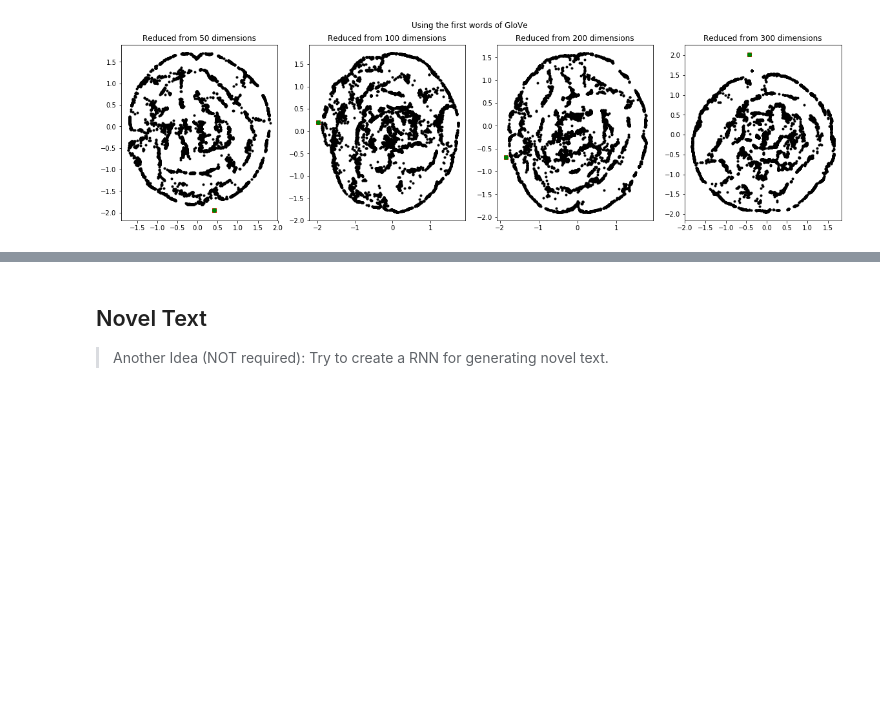
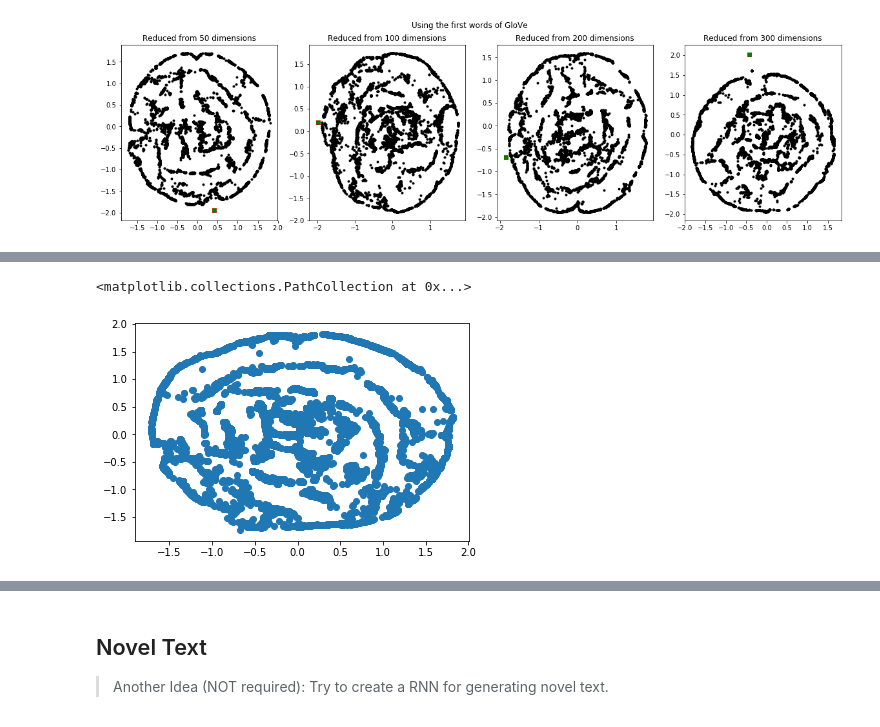
Before and after one commit to jamesothomas/MachineLearningPython, a Jupyter notebook: Lab7/Lab7_Stocks_JT.ipynb, the cells around one changed output, grey strips where cells are left out. Cells and saved outputs as stored; diff of their text form; code cells hidden in the pictures; blank space fills up the shorter version.

```diff
--- a/Lab7/Lab7_Stocks_JT.ipynb
+++ b/Lab7/Lab7_Stocks_JT.ipynb
@@ -1281,3 +1282,37 @@ for i in range(len(original_sizes)):
         ax.scatter(v[0], v[1], marker='o', color='green')
 # %% [output]
 [figure]
+# %%
+import numpy as np
+
+n_lines = 10000
+embed_sizes = [50]
+full_size_glove_embed_dict = {}
+glove_word_index = {}
+glove_index_word = {}
+for EMBED_SIZE in embed_sizes:
+    print('working on size {}'.format(EMBED_SIZE))
+    # the embed size should match the file you load glove from
+    embeddings_glove_index = {}
+    with open('glove.6B/glove.6B.{}d.txt'.format(EMBED_SIZE), 'r', encoding='utf-8') as f:
+    # save key/array pairs of the embeddings
+    #  the key of the dictionary is the word, the array is the embedding
+        i=0
+        embedding_matrix = np.zeros((n_lines+1, EMBED_SIZE))
+        for line in f:
+            values = line.split()
+            word = values[0]
+            coefs = np.asarray(values[1:], dtype='float32')
+            embeddings_glove_index[word] = coefs
+            embedding_matrix[i] = coefs
+            glove_word_index[word] = i
+            glove_index_word[i] = word
+            i+=1
+            if i > n_lines:
+                break
+
+
+#    print('Found %s word vectors.' % len(embeddings_index))
+
+    print('embedding matrix size {}'.format(embedding_matrix.shape))
+    full_size_glove_embed_dict[EMBED_SIZE] = embedding_matrix
@@ -1283,0 +1322,8 @@ for i in range(len(original_sizes)):
+# %%
+%time
+from sklearn.manifold import TSNE
+
+full_mat = full_size_glove_embed_dict[50]
+print('full size matrix {}'.format(full_mat.shape))
+small_mat = TSNE(n_components=2).fit_transform(full_mat)
+print('small size matrix {}'.format(small_mat.shape))
@@ -1283,0 +1389,5 @@ for i in range(len(original_sizes)):
+# %%
+plt.scatter(small_mat[:,0], small_mat[:,1])
+# %% [output]
+<matplotlib.collections.PathCollection at 0x...>
+[figure, added]
```
Also changed, not shown: parts of 14 cells of this notebook.
